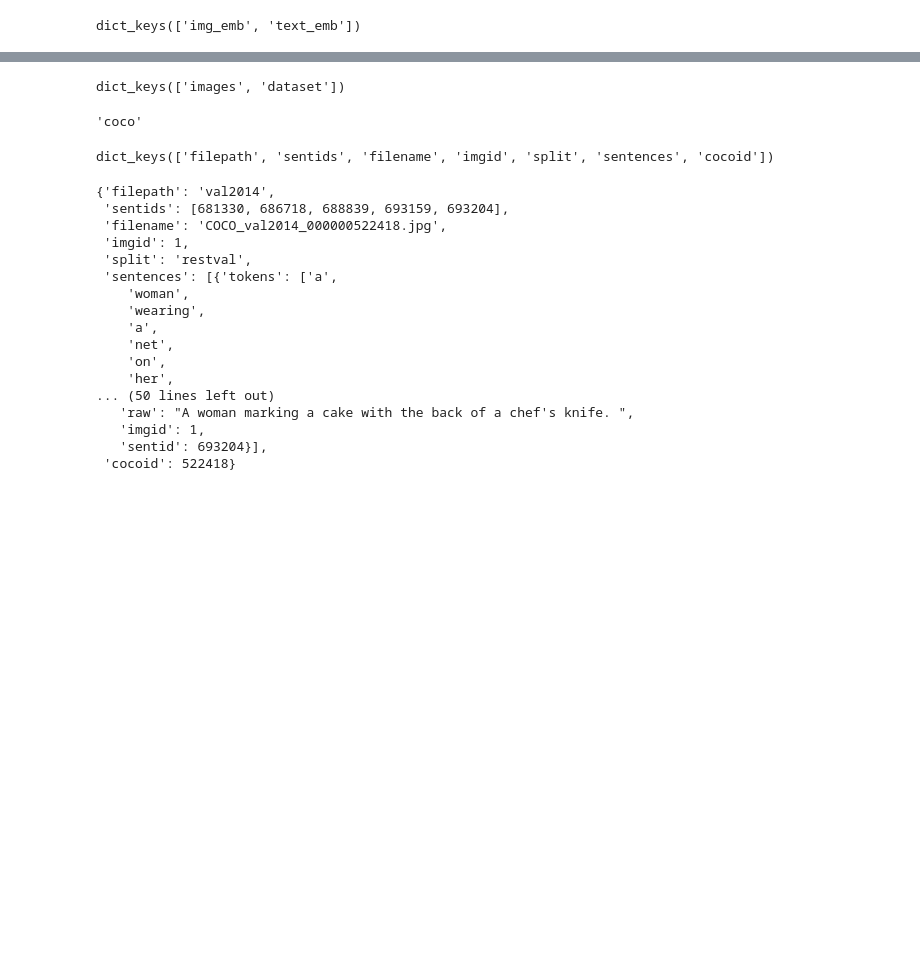
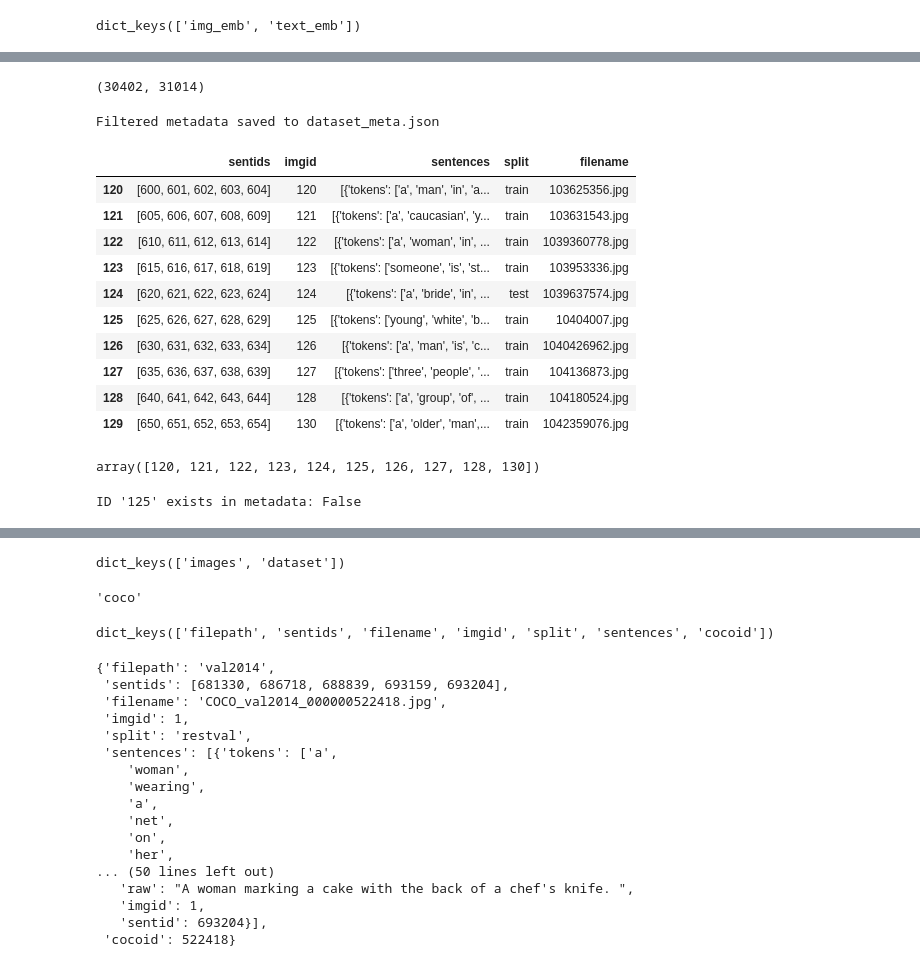
Before and after one commit to doruktarhan/multimodal-lsr-reproduce, a Jupyter notebook: doruk_dataset_trial.ipynb, the cells around one changed output, grey strips where cells are left out. Saved outputs shown, nothing was run; the diff lists cells and outputs as text; code cells hidden in the pictures; blank space fills up the shorter version.

```diff
--- a/doruk_dataset_trial.ipynb
+++ b/doruk_dataset_trial.ipynb
@@ -12,0 +55,17 @@ dict_keys(['img_emb', 'text_emb'])
+# %%
+# Convert dense_embs['img_emb']['id'] to a set for faster lookup
+dense_img_ids = set(int(item['id']) for item in dense_embs['img_emb'])
+
+# Filter images in metadata
+filtered_images = [
+    image for image in meta_data['images']
+    if image['imgid'] in dense_img_ids
+]
+
+# Create the new metadata dictionary with filtered images
+filtered_metadata = {
+    "dataset": meta_data['dataset'],
+    "images": filtered_images
+}
+
+filtered_metadata['images'][0]
@@ -12,0 +90,31 @@ dict_keys(['img_emb', 'text_emb'])
+# %%
+len(filtered_metadata['images']), len(meta_data['images'])
+# %% [output]
+(30402, 31014)
+# %%
+# Save filtered metadata back to JSON
+filtered_metadata_path = "dataset_meta.json"
+with open(filtered_metadata_path, "w") as file:
+    json.dump(filtered_metadata, file, indent=2)
+
+print(f"Filtered metadata saved to {filtered_metadata_path}")
+# %% [output]
+Filtered metadata saved to dataset_meta.json
+# %%
+pd.DataFrame(filtered_metadata['images'])[120:130]
+# %% [output]
+|  | sentids | imgid | sentences | split | filename |
+| 120 | [600, 601, 602, 603, 604] | 120 | [{'tokens': ['a', 'man', 'in', 'a... | train | 103625356.jpg |
+| 121 | [605, 606, 607, 608, 609] | 121 | [{'tokens': ['a', 'caucasian', 'y... | train | 103631543.jpg |
+| 122 | [610, 611, 612, 613, 614] | 122 | [{'tokens': ['a', 'woman', 'in', ... | train | 1039360778.jpg |
+| 123 | [615, 616, 617, 618, 619] | 123 | [{'tokens': ['someone', 'is', 'st... | train | 103953336.jpg |
+| 124 | [620, 621, 622, 623, 624] | 124 | [{'tokens': ['a', 'bride', 'in', ... | test | 1039637574.jpg |
+| 125 | [625, 626, 627, 628, 629] | 125 | [{'tokens': ['young', 'white', 'b... | train | 10404007.jpg |
+| 126 | [630, 631, 632, 633, 634] | 126 | [{'tokens': ['a', 'man', 'is', 'c... | train | 1040426962.jpg |
+| 127 | [635, 636, 637, 638, 639] | 127 | [{'tokens': ['three', 'people', '... | train | 104136873.jpg |
+| 128 | [640, 641, 642, 643, 644] | 128 | [{'tokens': ['a', 'group', 'of', ... | train | 104180524.jpg |
+| 129 | [650, 651, 652, 653, 654] | 130 | [{'tokens': ['a', 'older', 'man',... | train | 1042359076.jpg |
+# %%
+dense_embs['img_emb'][:]['id'][120:130]
+# %% [output]
+array([120, 121, 122, 123, 124, 125, 126, 127, 128, 130])
@@ -12,0 +124,5 @@ dict_keys(['img_emb', 'text_emb'])
+# %%
+exists_in_meta = any(image['id'] == 125 for image in dense_embs['img_emb'])
+print(f"ID '125' exists in metadata: {exists_in_meta}")
+# %% [output]
+ID '125' exists in metadata: False
```
Also changed, not shown: parts of 24 cells of this notebook, 8 other files.
